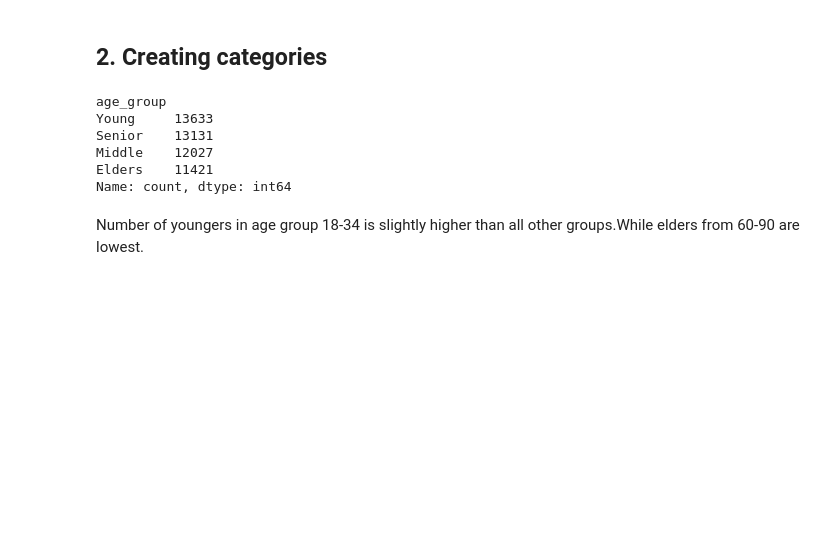
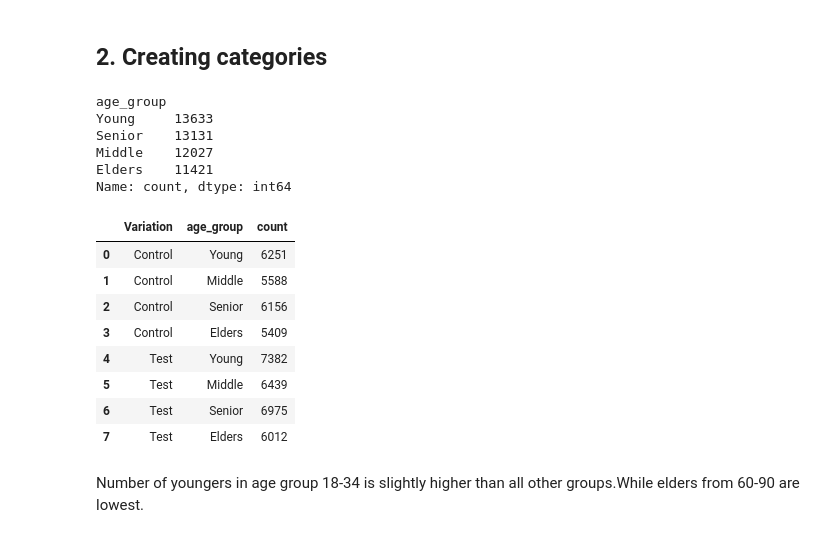
Before and after one commit to mhananem/vanguard_abtest_project, a Jupyter notebook: Client_behavior_analysis.ipynb, the cells around one changed output. Drawn from its saved outputs; the diff is of its cells as text; code cells hidden in the pictures; blank space fills up the shorter version.

```diff
--- a/Client_behavior_analysis.ipynb
+++ b/Client_behavior_analysis.ipynb
@@ -76,6 +76,18 @@ Senior    13131
 Middle    12027
 Elders    11421
 Name: count, dtype: int64
+# %%
+df.groupby(['Variation', 'age_group']).size().reset_index(name='count')
+# %% [output]
+|  | Variation | age_group | count |
+| 0 | Control | Young | 6251 |
+| 1 | Control | Middle | 5588 |
+| 2 | Control | Senior | 6156 |
+| 3 | Control | Elders | 5409 |
+| 4 | Test | Young | 7382 |
+| 5 | Test | Middle | 6439 |
+| 6 | Test | Senior | 6975 |
+| 7 | Test | Elders | 6012 |
 # %% [markdown]
 Number of youngers in age group 18-34 is slightly higher than all other groups.While elders from 60-90 are lowest.
 # %%
```
